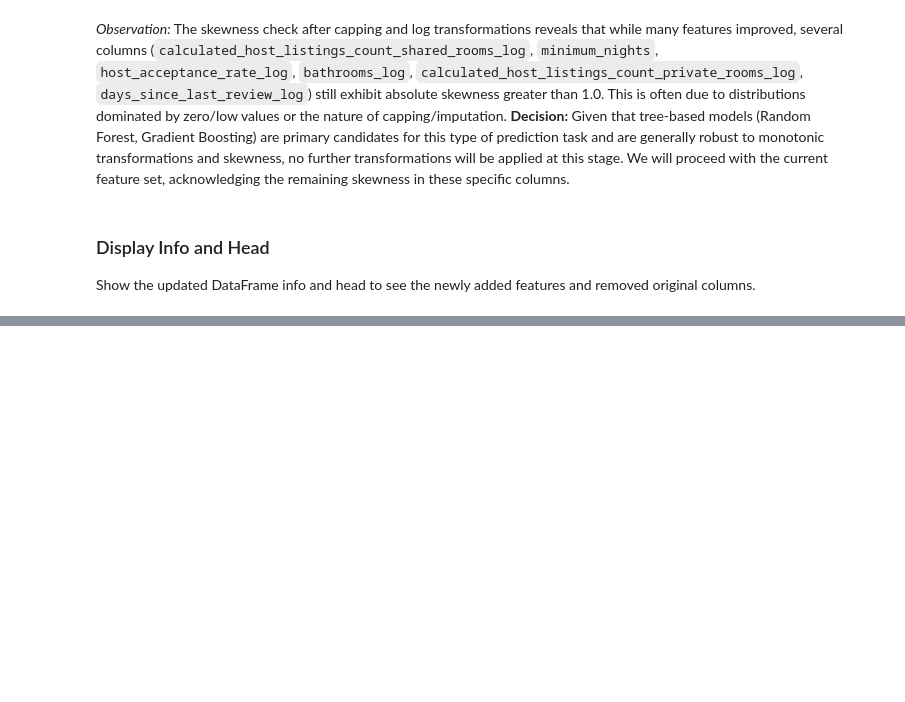
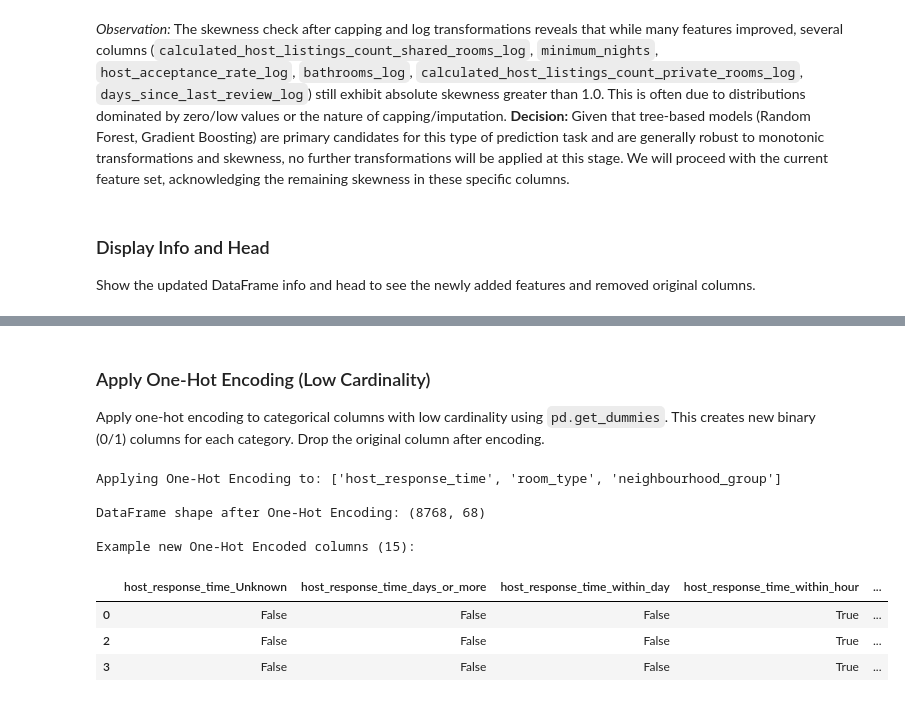
Before and after one commit to DataXteam/Airbnb_data_analysis, a Jupyter notebook: notebooks/02-Data_Preparation.ipynb, the cells around one changed output, grey strips where cells are left out. Drawn from its saved outputs; the diff is of its cells as text; code cells hidden in the pictures; blank space fills up the shorter version.

```diff
--- a/notebooks/02-Data_Preparation.ipynb
+++ b/notebooks/02-Data_Preparation.ipynb
@@ -1941,0 +1980,47 @@ This phase addresses potential outliers and high skewness identified in the pred
+# %% [markdown]
+### Apply One-Hot Encoding (Low Cardinality)
+Apply one-hot encoding to categorical columns with low cardinality using `pd.get_dummies`. This creates new binary (0/1) columns for each category. Drop the original column after encoding.
+# %%
+# P7.2 Apply One-Hot Encoding (Low Cardinality)
+if 'df_prep' in locals() and df_prep is not None:
+    # Identify low-cardinality columns based on previous analysis/counts
+    # neighbourhood_group was created by grouping and has low cardinality
+    low_cardinality_categorical_cols = [
+        'host_response_time',
+        'room_type',
+        'neighbourhood_group' # Added based on P4.5.4
+        ]
+
+    # Ensure columns exist before trying to encode
+    actual_low_card_cols = [col for col in low_cardinality_categorical_cols if col in df_prep.columns]
+
+    if actual_low_card_cols:
+        print(f"Applying One-Hot Encoding to: {actual_low_card_cols}")
+
+        # Use pd.get_dummies - easy to implement
+        # drop_first=True can be used to avoid multicollinearity if needed (e.g., for linear models),
+        # but often kept False for tree models or interpretability. Let's keep False for now.
+        df_prep = pd.get_dummies(df_prep, columns=actual_low_card_cols, drop_first=False, prefix=actual_low_card_cols)
+
+        print(f"\nDataFrame shape after One-Hot Encoding: {df_prep.shape}")
+
+        # Display some of the new columns created
+        new_ohe_cols = [col for col in df_prep.columns if any(col.startswith(prefix + '_') for prefix in actual_low_card_cols)]
+        print(f"\nExample new One-Hot Encoded columns ({len(new_ohe_cols)}):")
+        display(df_prep[new_ohe_cols[:10]].head(3)) # Show first few OHE columns
+
+    else:
+        print("No low-cardinality columns found to apply One-Hot Encoding.")
+
+else:
+    print("Error: df_prep DataFrame not found.")
+# %% [output]
+Applying One-Hot Encoding to: ['host_response_time', 'room_type', 'neighbourhood_group']
+
+DataFrame shape after One-Hot Encoding: (8768, 68)
+
+Example new One-Hot Encoded columns (15):
+|  | host_response_time_Unknown | host_response_time_days_or_more | host_response_time_within_day | host_response_time_within_hour | ... |
+| 0 | False | False | False | True | ... |
+| 2 | False | False | False | True | ... |
+| 3 | False | False | False | True | ... |
```
Also changed, not shown: parts of 30 cells of this notebook, 5 other files.
